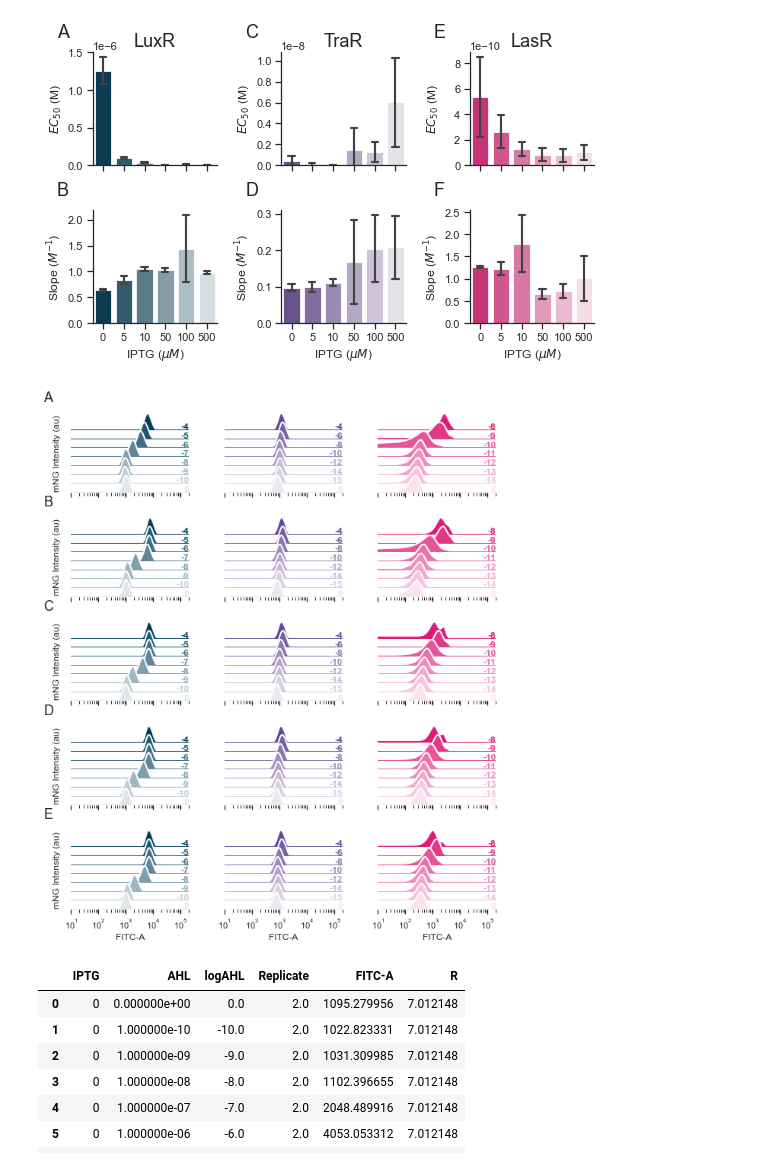
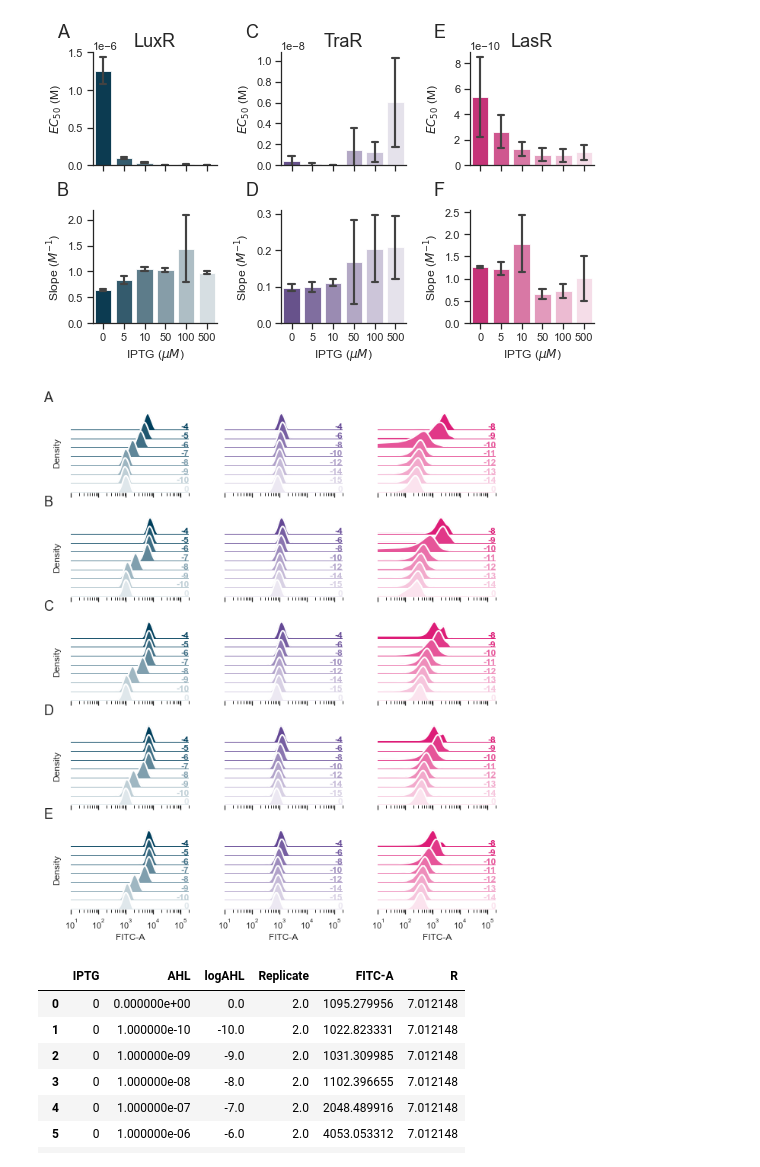
Before and after one commit to Jsakkos/cyano-sync, a Jupyter notebook: notebooks/Characterization.ipynb, the cells around one changed output. Cells and saved outputs as stored; diff of their text form; code cells hidden in the pictures.

```diff
--- a/notebooks/Characterization.ipynb
+++ b/notebooks/Characterization.ipynb
@@ -588,30 +587,0 @@ fig.savefig('../Figures/SE Characterization.pdf',bbox_inches='tight')
-# %%
-fig = plt.figure(figsize=(10,12))
-widths = [1,1,1]
-heights = [.75, .75, .75,.4]
-gs0 = gridspec.GridSpec(4, 3, figure=fig,wspace=.3,hspace=.4,width_ratios=widths,
-                          height_ratios=heights)
-sns.set_context('paper')
-sns.set_style('white')
-spines = ["top","right","left","bottom"]
-
-# Initialize plot axes
-axes = gs0.subplots()
-
-# Diagrams
-
-""" axs = axes.ravel()
-families = ['LuxR','LasR','TraR']
-for i,family in enumerate(families):
-    img = io.imread(f'QS Families_{family}.png')
-    axs[i].imshow(img)
-    axs[i].axis('off') """
-# # Heatmaps
-sns.set_style('white')
-make_heatmap(mfi,'LuxR',axes[2, 0],cmap=Lux_cmap_r,cbar_kws=dict(pad=0.02,shrink=.75))
-make_heatmap(mfi,'TraR',axes[2, 1],cmap= Tra_cmap_r,cbar_kws=dict(pad=0.02,shrink=.75))
-make_heatmap(mfi,'LasR',axes[2, 2],cmap=Las_cmap_r,cbar_kws=dict(pad=0.02,shrink=.75))
-# # Hill plots
-plot_hill(mfi,[0,5,500],'LuxR',fits,Lux_cmap,ax=axes[1, 0])
-plot_hill(mfi,[0,5,500],'TraR',fits,Tra_cmap,ax=axes[1, 1])
-plot_hill(mfi,[0,5,500],'LasR',fits,Las_cmap,ax=axes[1, 2])
@@ -708,7 +676,7 @@ for ax in axes.ravel():
         ax.spines[s].set_visible(False)
     ax.get_xaxis().set_visible(False)
 for ax in axes[:,0]:
-    ax.set_ylabel('mNG Intensity (au)')
+    ax.set_ylabel('Density')
 # sns.set_context('paper')
 
 # sns.set_style('white')
@@ -729,35 +697,35 @@ for ax in axes[:,0]:
 #     ax.set_xlabel('')
 #     ax.set_yticklabels([])
 #     #ax.set_xticklabels([])
 #     ax.get_xaxis().set_visible(False)
 #     for s in spines:
 #         ax.spines[s].set_visible(False)
 # for ax in axes[0]:
 #     #ax.axis('off')
 #     ax.set_ylabel('')
 #     ax.set_xlabel('')
 #     ax.set_yticklabels([])
 #     ax.set_xticklabels([])
 #     ax.get_xaxis().set_visible(False)
 #     for s in spines:
 #         ax.spines[s].set_visible(False)
 # axes[0,0].set_title('LuxR',fontsize=18)
 # axes[0,1].set_title('TraR',fontsize=18)
 # axes[0,2].set_title('LasR',fontsize=18)
 #sns.despine()
 for ax in axes.ravel()[:-3]:
     ax.set_xlabel('')
     ax.xaxis.set_major_formatter(plt.NullFormatter())
 
 label_panel(axes[0,0],'A')
 label_panel(axes[1,0],'B')
 label_panel(axes[2,0],'C')
 label_panel(axes[3,0],'D')
 label_panel(axes[4,0],'E')
 
-#fig.savefig('../Figures/population-level iptg-ahl-fitc-a.pdf',bbox_inches='tight')
+fig.savefig('../Figures/population-level iptg-ahl-fitc-a.pdf',bbox_inches='tight')
 # %% [output]
-[figure, old version]
+[figure, new version]
 # %%
 mfi[mfi.Family=='LuxR'].groupby(['IPTG','AHL']).mean().reset_index()
 # %% [output]
```
Also changed, not shown: parts of 2 cells of this notebook, 3 other files.
